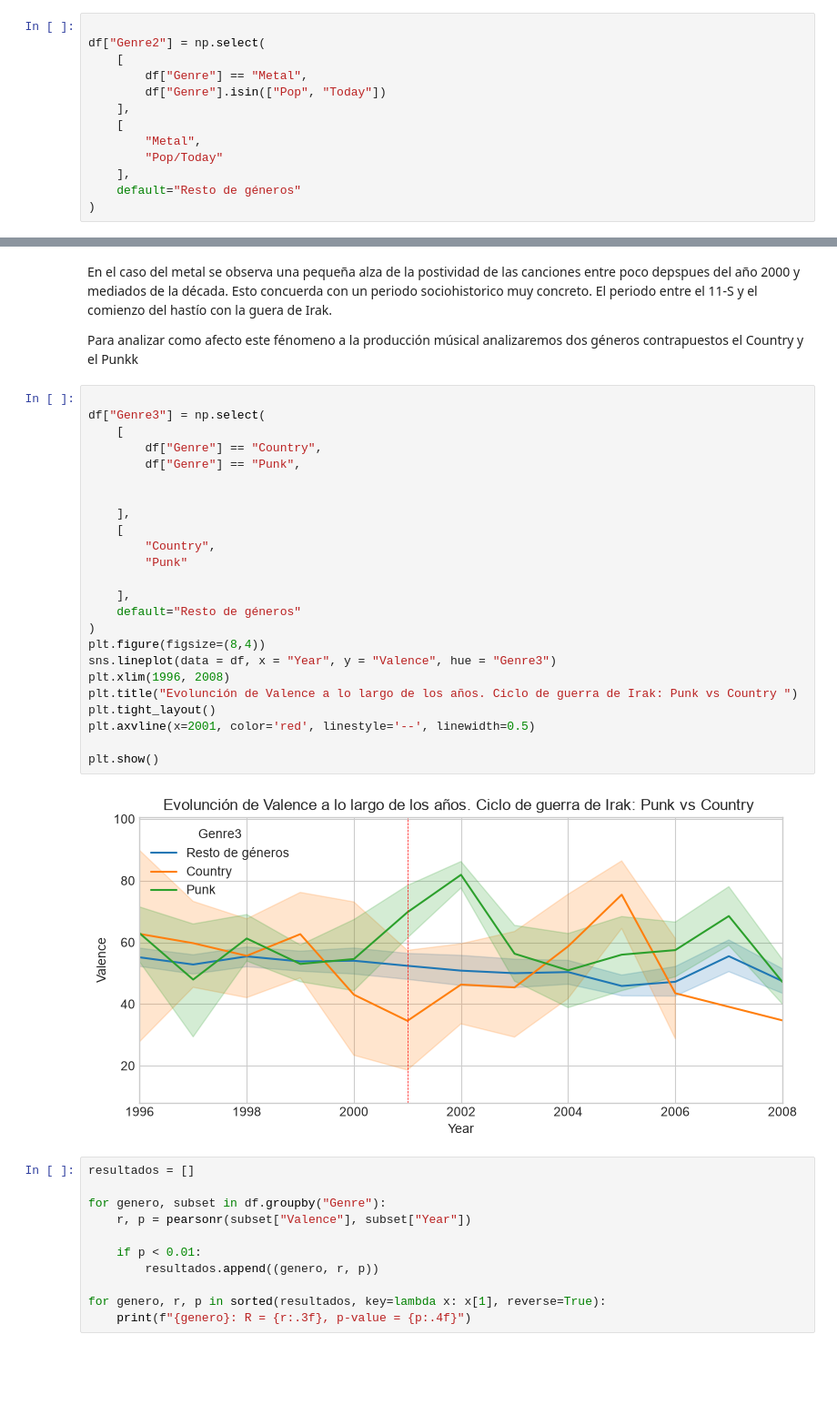
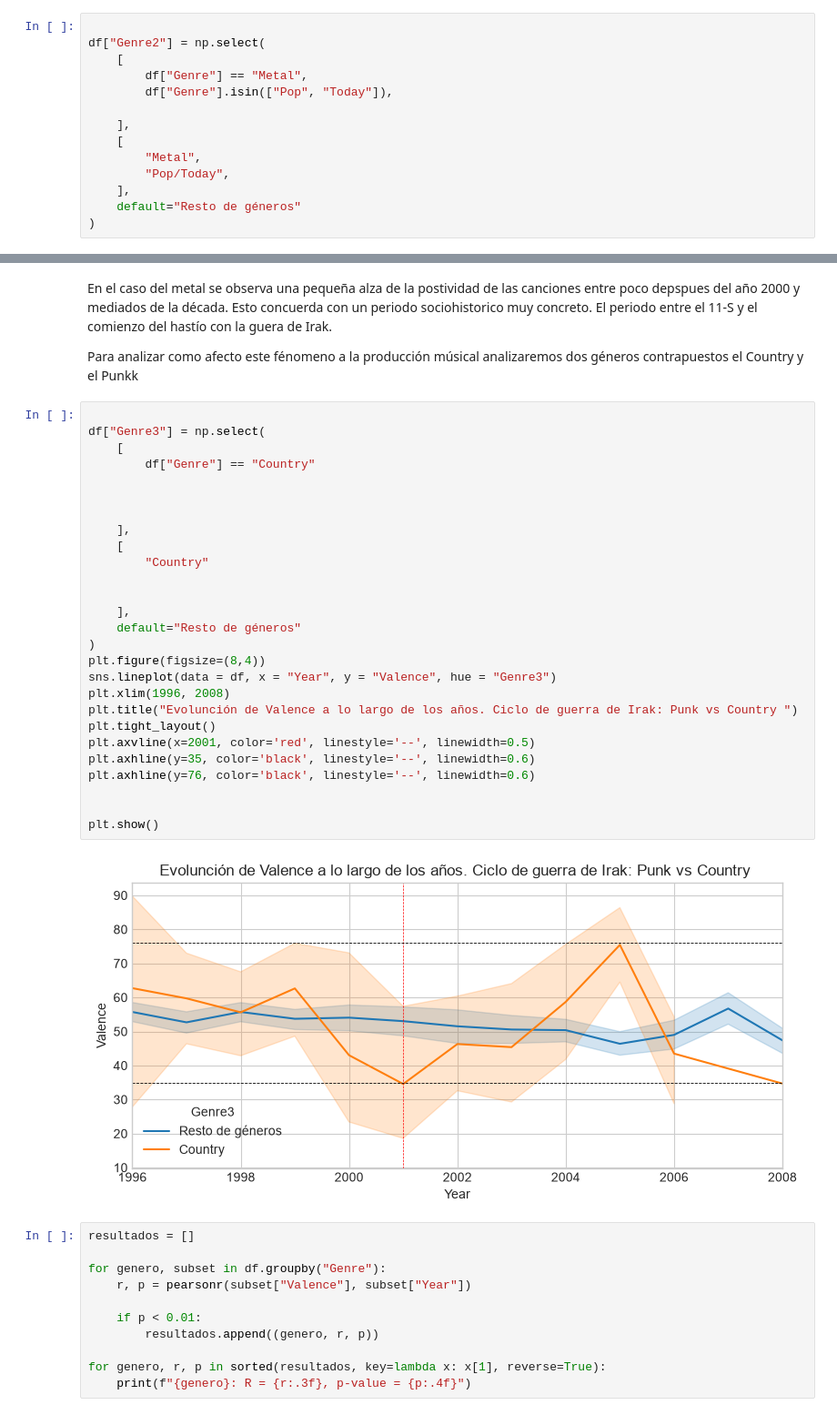
Before and after one commit to sanvik90/EDA_Iker, a Jupyter notebook: EDA_Iker_Notebook.ipynb, the cells around one changed output, grey strips where cells are left out. Shown at 91% size. Drawn from its saved outputs; the diff is of its cells as text; blank space fills up the shorter version.

```diff
--- a/EDA_Iker_Notebook.ipynb
+++ b/EDA_Iker_Notebook.ipynb
@@ -126,11 +163,12 @@ Por un lado tendremos la categoría metal. Por el otro tenemos al Pop y a la mú
 df["Genre2"] = np.select(
     [
         df["Genre"] == "Metal",
-        df["Genre"].isin(["Pop", "Today"])
+        df["Genre"].isin(["Pop", "Today"]),
+
     ],
     [
         "Metal",
-        "Pop/Today"
+        "Pop/Today",
     ],
     default="Resto de géneros"
 )
@@ -434,29 +519,32 @@ Para analizar como afecto este fénomeno a la producción músical analizaremos
 # %%
 
 df["Genre3"] = np.select(
     [
-        df["Genre"] == "Country",
-        df["Genre"] == "Punk",
+        df["Genre"] == "Country"
+
 
 
     ],
     [
-        "Country",
-        "Punk"
+        "Country"
+
 
     ],
     default="Resto de géneros"
 )
 plt.figure(figsize=(8,4))
 sns.lineplot(data = df, x = "Year", y = "Valence", hue = "Genre3")
 plt.xlim(1996, 2008)
 plt.title("Evolunción de Valence a lo largo de los años. Ciclo de guerra de Irak: Punk vs Country ")
 plt.tight_layout()
 plt.axvline(x=2001, color='red', linestyle='--', linewidth=0.5)
+plt.axhline(y=35, color='black', linestyle='--', linewidth=0.6)
+plt.axhline(y=76, color='black', linestyle='--', linewidth=0.6)
+
 
 plt.show()
 # %% [output]
-[figure, old version]
+[figure, new version]
 # %%
 resultados = []
 
```
Also changed, not shown: parts of 24 cells of this notebook, 1 other file.
